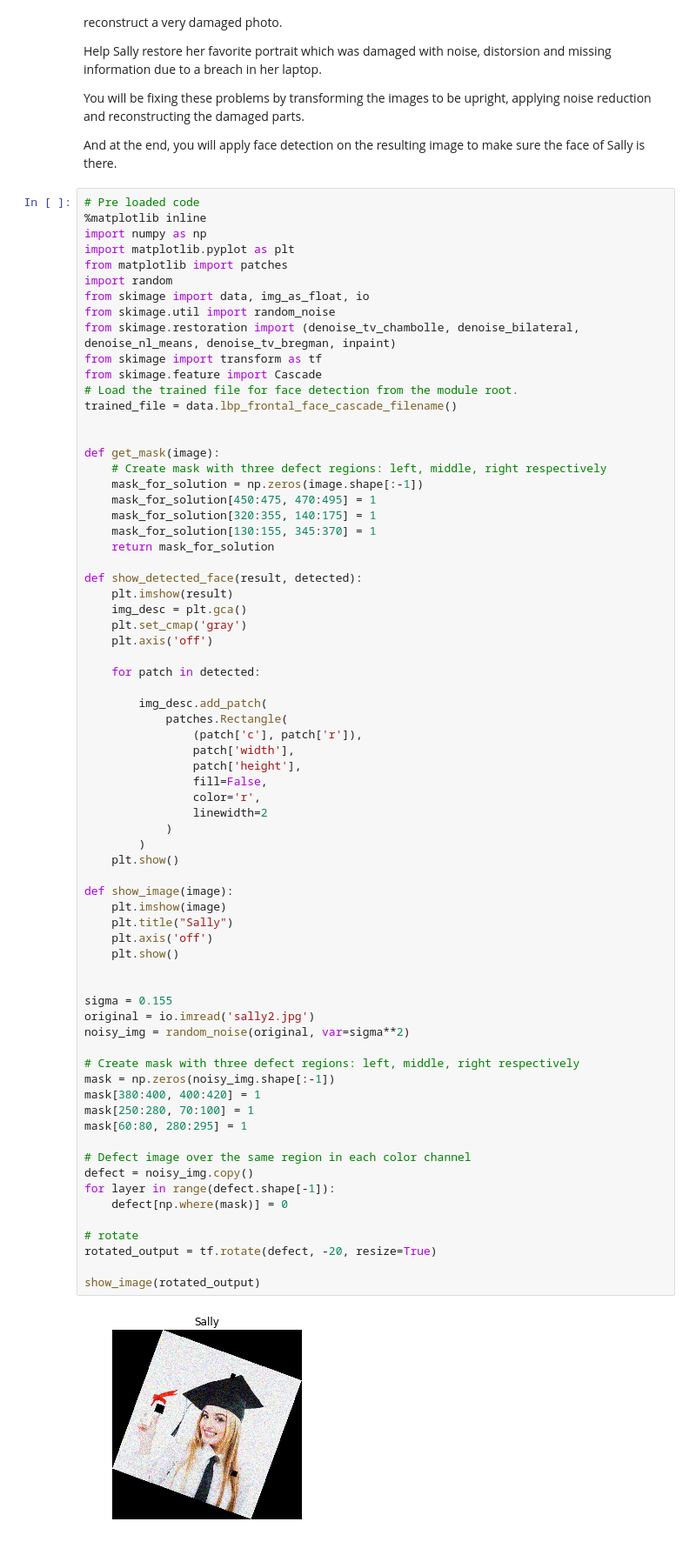
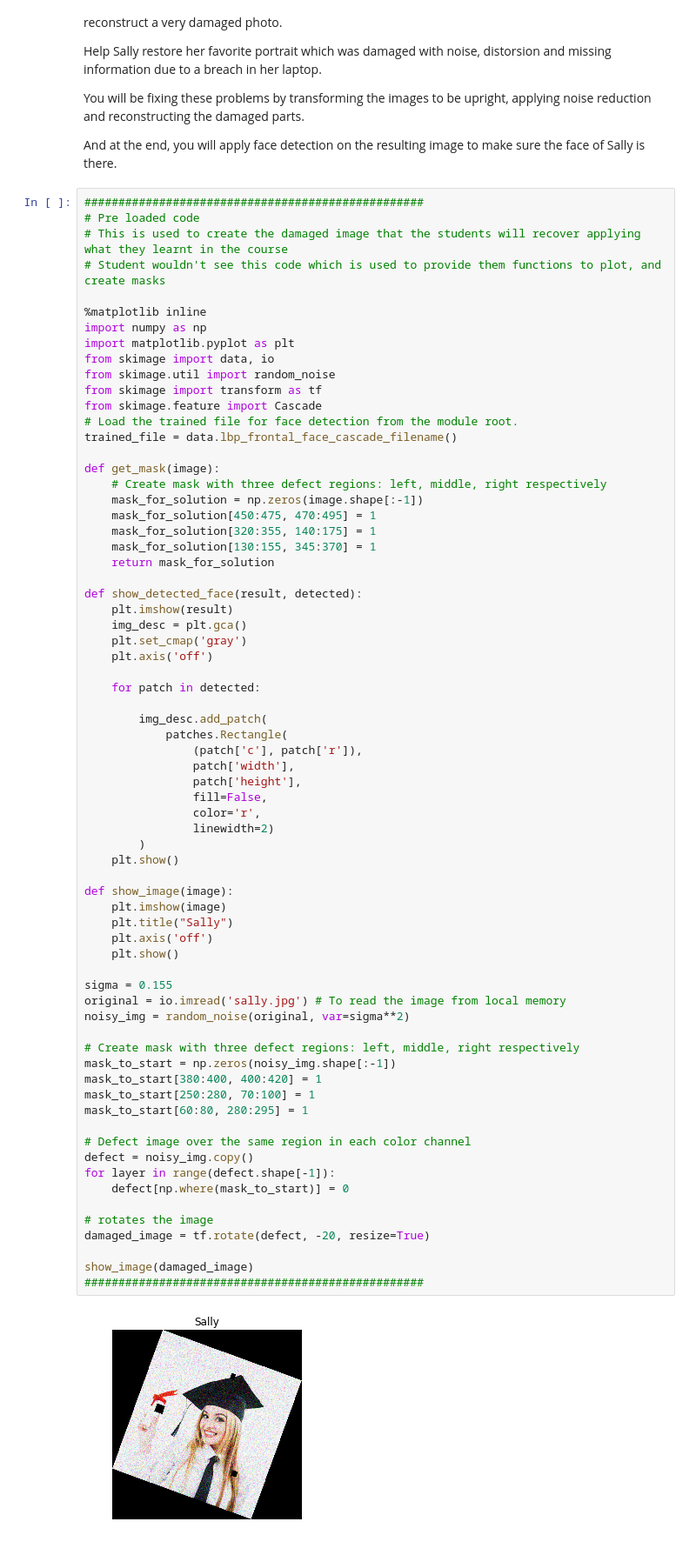
Before and after one commit to Rebecasarai/Helping_Sally_recover_her_photo, a Jupyter notebook: Image processing in Python with scikit-image solved exercise .ipynb, the cells around one changed output. Shown at 87% size. Drawn from its saved outputs; the diff is of its cells as text.

```diff
--- a/Image processing in Python with scikit-image solved exercise .ipynb
+++ b/Image processing in Python with scikit-image solved exercise .ipynb
@@ -8,20 +8,20 @@ You will be fixing these problems by transforming the images to be upright, appl
 
 And at the end, you will apply face detection on the resulting image to make sure the face of Sally is there.
 # %%
+##################################################
 # Pre loaded code
+# This is used to create the damaged image that the students will recover applying what they learnt in the course
+# Student wouldn't see this code which is used to provide them functions to plot, and create masks
+
 %matplotlib inline
 import numpy as np
 import matplotlib.pyplot as plt
-from matplotlib import patches
-import random
-from skimage import data, img_as_float, io
+from skimage import data, io
 from skimage.util import random_noise
-from skimage.restoration import (denoise_tv_chambolle, denoise_bilateral, denoise_nl_means, denoise_tv_bregman, inpaint)
 from skimage import transform as tf
 from skimage.feature import Cascade
 # Load the trained file for face detection from the module root.
 trained_file = data.lbp_frontal_face_cascade_filename()
-
 
 def get_mask(image):
     # Create mask with three defect regions: left, middle, right respectively
@@ -39,43 +39,42 @@ def show_detected_face(result, detected):
 
     for patch in detected:
 
         img_desc.add_patch(
             patches.Rectangle(
                 (patch['c'], patch['r']),
                 patch['width'],
                 patch['height'],
                 fill=False,
                 color='r',
-                linewidth=2
-            )
+                linewidth=2)
         )
     plt.show()
 
 def show_image(image):
     plt.imshow(image)
     plt.title("Sally")
     plt.axis('off')
     plt.show()
 
-
 sigma = 0.155
-original = io.imread('sally2.jpg')
+original = io.imread('sally.jpg') # To read the image from local memory
 noisy_img = random_noise(original, var=sigma**2)
 
 # Create mask with three defect regions: left, middle, right respectively
-mask = np.zeros(noisy_img.shape[:-1])
-mask[380:400, 400:420] = 1
-mask[250:280, 70:100] = 1
-mask[60:80, 280:295] = 1
+mask_to_start = np.zeros(noisy_img.shape[:-1])
+mask_to_start[380:400, 400:420] = 1
+mask_to_start[250:280, 70:100] = 1
+mask_to_start[60:80, 280:295] = 1
 
 # Defect image over the same region in each color channel
 defect = noisy_img.copy()
 for layer in range(defect.shape[-1]):
-    defect[np.where(mask)] = 0
+    defect[np.where(mask_to_start)] = 0
 
-# rotate
-rotated_output = tf.rotate(defect, -20, resize=True)
+# rotates the image
+damaged_image = tf.rotate(defect, -20, resize=True)
 
-show_image(rotated_output)
+show_image(damaged_image)
+##################################################
 # %% [output]
-[figure, old version]
+[figure, new version]
```
Also changed, not shown: parts of 4 cells of this notebook, 1 other file.
